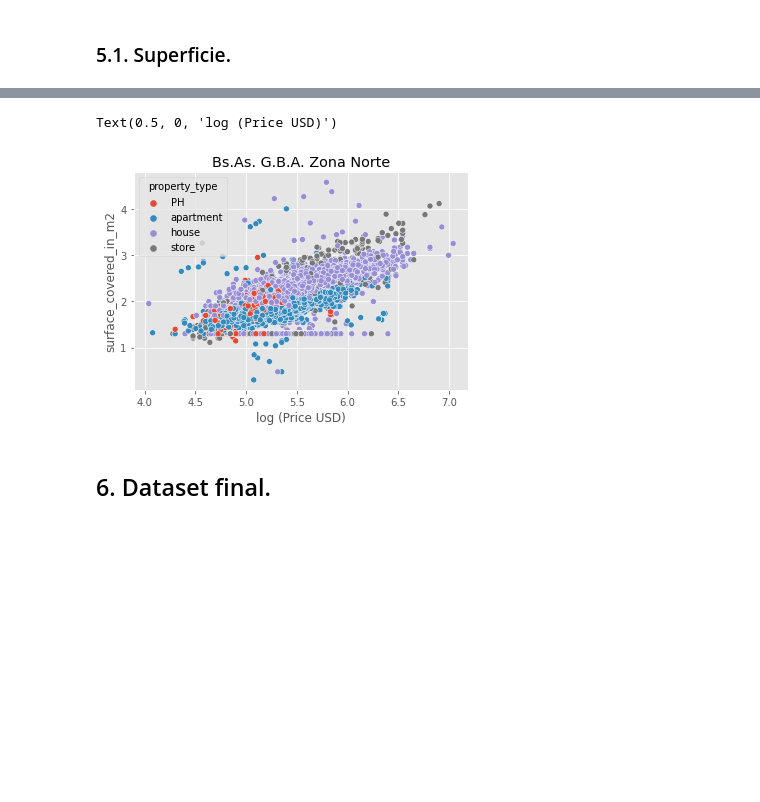
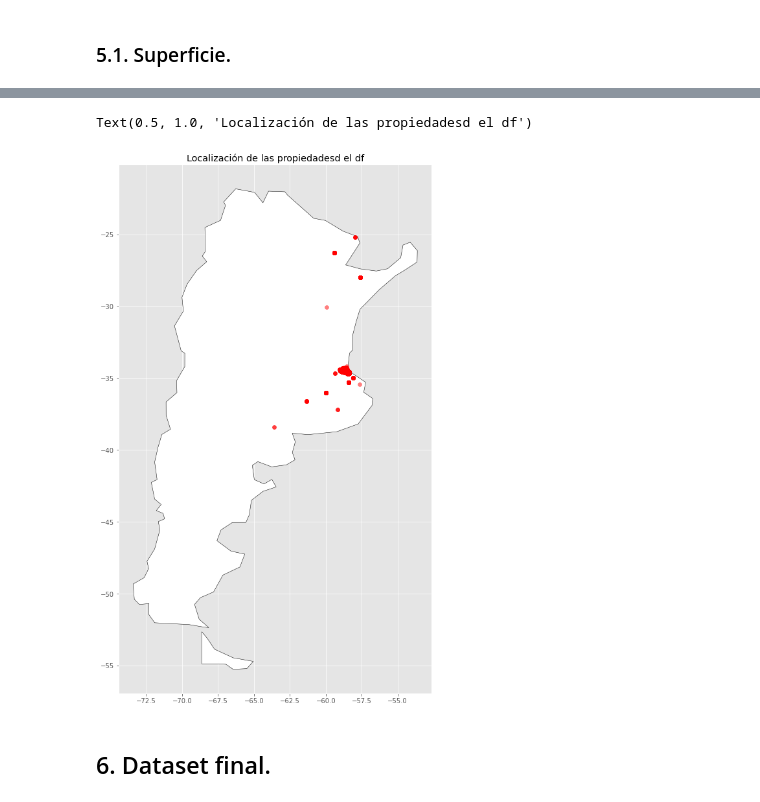
Before and after one commit to Luchiii89/DH_grupo_6, a Jupyter notebook: Desafio_1.ipynb, the cells around one changed output, grey strips where cells are left out. Cells and saved outputs as stored; diff of their text form; code cells hidden in the pictures; blank space fills up the shorter version.

```diff
--- a/Desafio_1.ipynb
+++ b/Desafio_1.ipynb
@@ -1317,11 +1389,0 @@ Text(0.5, 0, 'log (Superficie)')
-# %%
-sns.scatterplot(x=((final_filtered_data[(final_filtered_data.state_name == 'Bs.As. G.B.A. Zona Norte')].price_aprox_usd).apply(formula_log10)),
-                y=((final_filtered_data[(final_filtered_data.state_name == 'Bs.As. G.B.A. Zona Norte')].surface_covered_in_m2).apply(formula_log10)),hue=final_filtered_data["property_type"],
-                alpha=1)
-
-final_filtered_data.drop(final_filtered_data[(final_filtered_data.surface_covered_in_m2 >1000) & (final_filtered_data.property_type == 'apartment')].index, inplace=True)
-plt.title('Bs.As. G.B.A. Zona Norte')
-plt.xlabel('log (Price USD)')
-# %% [output]
-Text(0.5, 0, 'log (Price USD)')
-[figure, removed]
@@ -1330,2 +1390,2 @@ Text(0.5, 0, 'log (Price USD)')
 # %%
-# final_filtered_data.drop(final_filtered_data[(final_filtered_data.surface_covered_in_m2 >500) & (final_filtered_data.property_type == 'apartment')].index, inplace=True)
+final_filtered_data.drop(final_filtered_data[final_filtered_data.surface_covered_in_m2 < 21].index, inplace=True)
@@ -1336,3 +1392,15 @@ Text(0.5, 0, 'log (Price USD)')
+# %%
+world = gpd.read_file(gpd.datasets.get_path('naturalearth_lowres'))
+geo_argentina = world[world.name=='Argentina']
+geo = gpd.GeoDataFrame(final_filtered_data, geometry=gpd.points_from_xy(final_filtered_data.lon, final_filtered_data.lat))
+# %%
+ax = geo_argentina.plot(figsize=(10,15),color='white', edgecolor='black')
+geo.plot(ax=ax, color='red', alpha= 0.5)
+plt.title('Localización de las propiedadesd el df')
+# plt.show()
+# %% [output]
+Text(0.5, 1.0, 'Localización de las propiedadesd el df')
+[figure, added]
 # %% [markdown]
 ## 6. Dataset final.
 # %%
```
Also changed, not shown: parts of 42 cells of this notebook.
